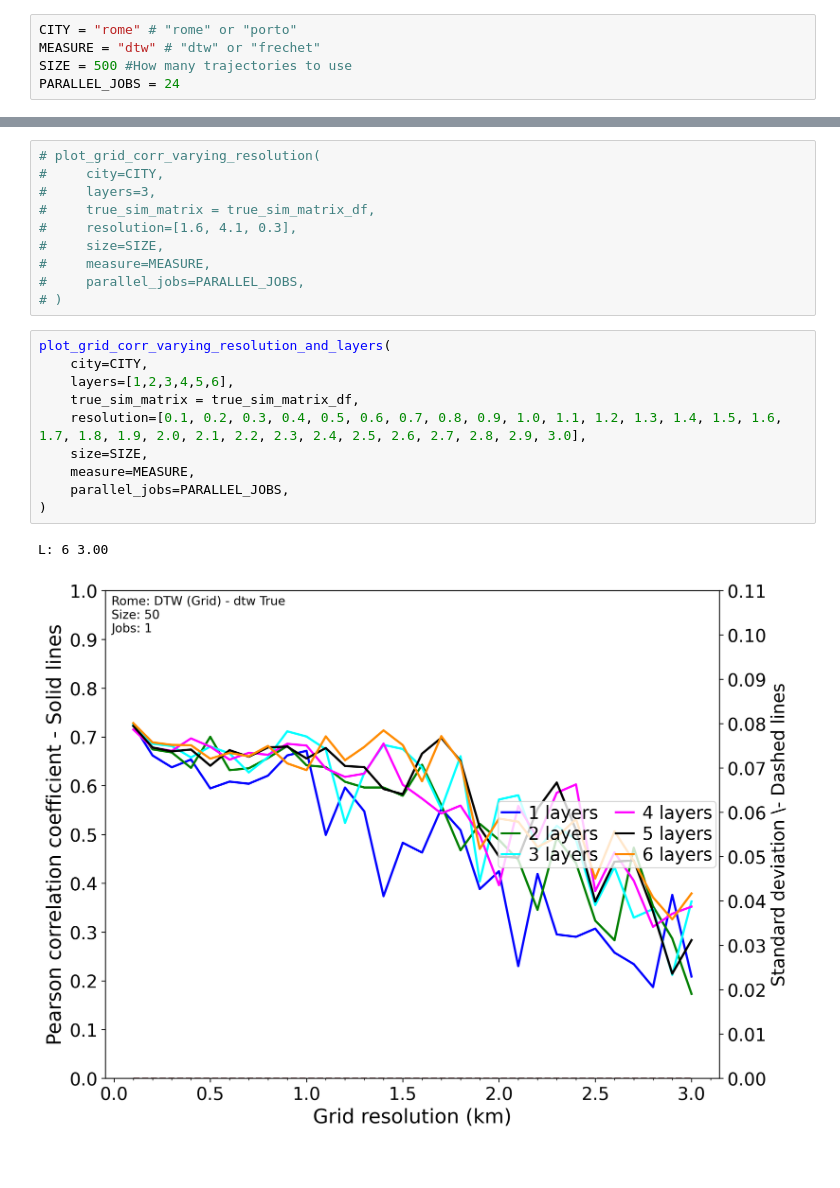
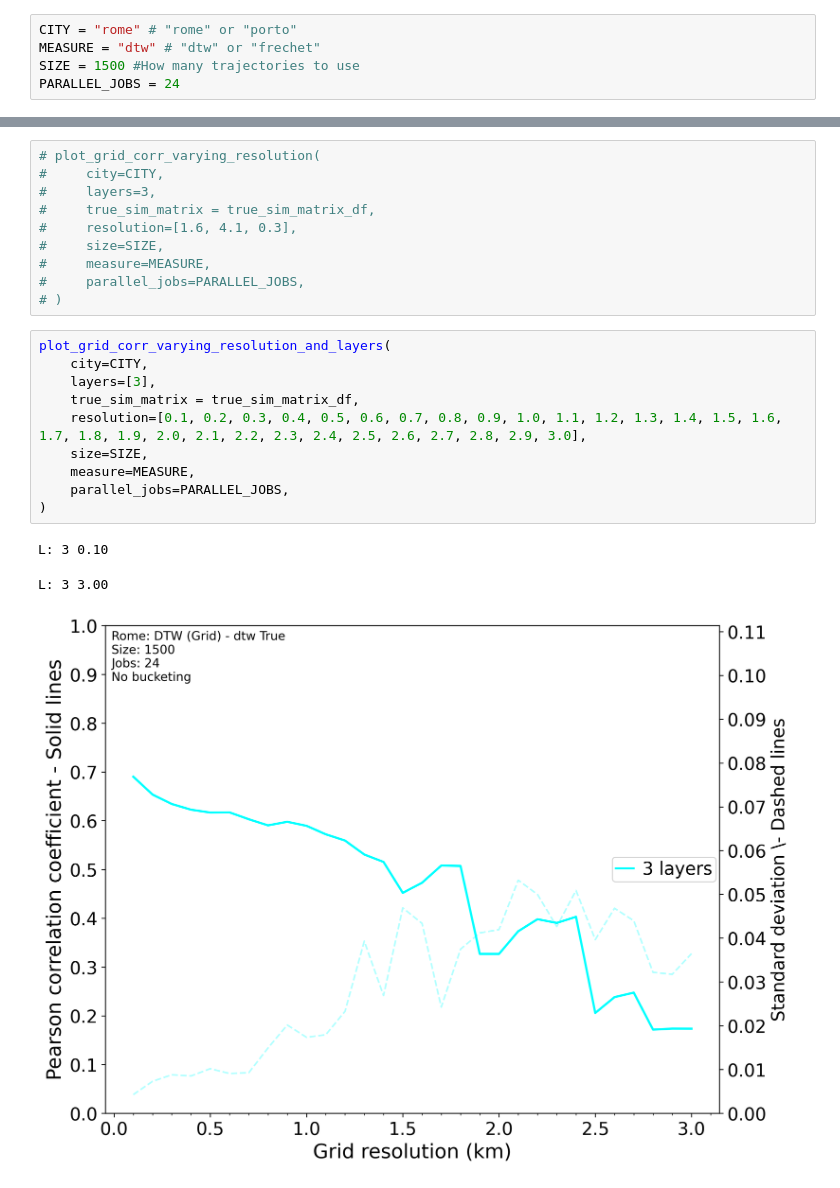
Before and after one commit to eivindmidtbo/masteroppgave, a Jupyter notebook: result_analysis/correlation/correlation_grid.ipynb, the cells around one changed output, grey strips where cells are left out. Cells and saved outputs as stored; diff of their text form.

```diff
--- a/result_analysis/correlation/correlation_grid.ipynb
+++ b/result_analysis/correlation/correlation_grid.ipynb
@@ -31,7 +31,7 @@ Project root found: /Users/thomasnitsche/Developer/skole/master/masteroppgave
 # %%
 CITY = "rome" # "rome" or "porto"
 MEASURE = "dtw" # "dtw" or "frechet"
-SIZE = 500 #How many trajectories to use
+SIZE = 1500 #How many trajectories to use
 PARALLEL_JOBS = 24
 # %% [markdown]
 # True sim matrix
@@ -78,13 +78,14 @@ true_sim_matrix_df = (true_sim_matrix_df + true_sim_matrix_df.T)
 # %%
 plot_grid_corr_varying_resolution_and_layers(
     city=CITY,
-    layers=[1,2,3,4,5,6],
+    layers=[3],
     true_sim_matrix = true_sim_matrix_df,
     resolution=[0.1, 0.2, 0.3, 0.4, 0.5, 0.6, 0.7, 0.8, 0.9, 1.0, 1.1, 1.2, 1.3, 1.4, 1.5, 1.6, 1.7, 1.8, 1.9, 2.0, 2.1, 2.2, 2.3, 2.4, 2.5, 2.6, 2.7, 2.8, 2.9, 3.0],
     size=SIZE,
     measure=MEASURE,
     parallel_jobs=PARALLEL_JOBS,
 )
 # %% [output]
-L: 6 3.00
+L: 3 0.10
+L: 3 3.00
-[figure, old version]
+[figure, new version]
```
Also changed, not shown: parts of 2 cells of this notebook, 5 other files.
